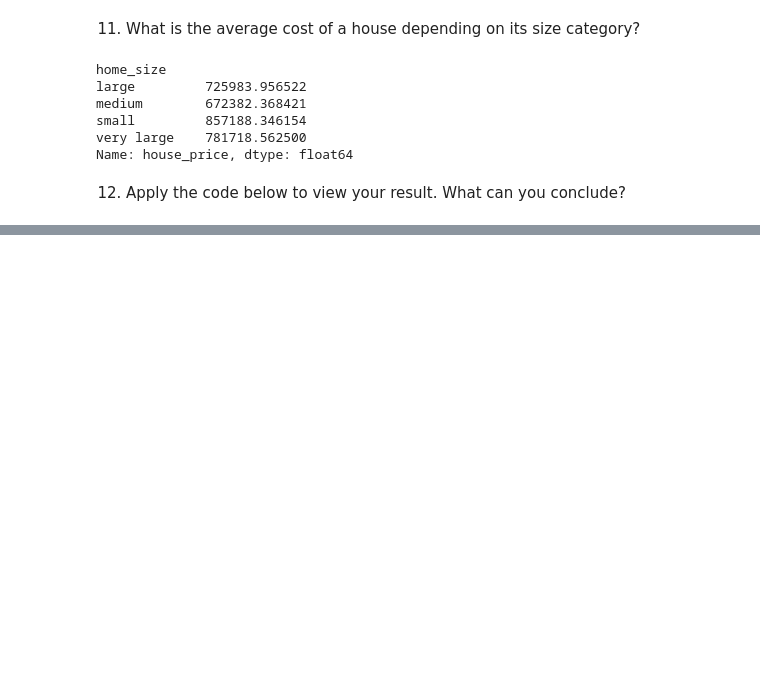
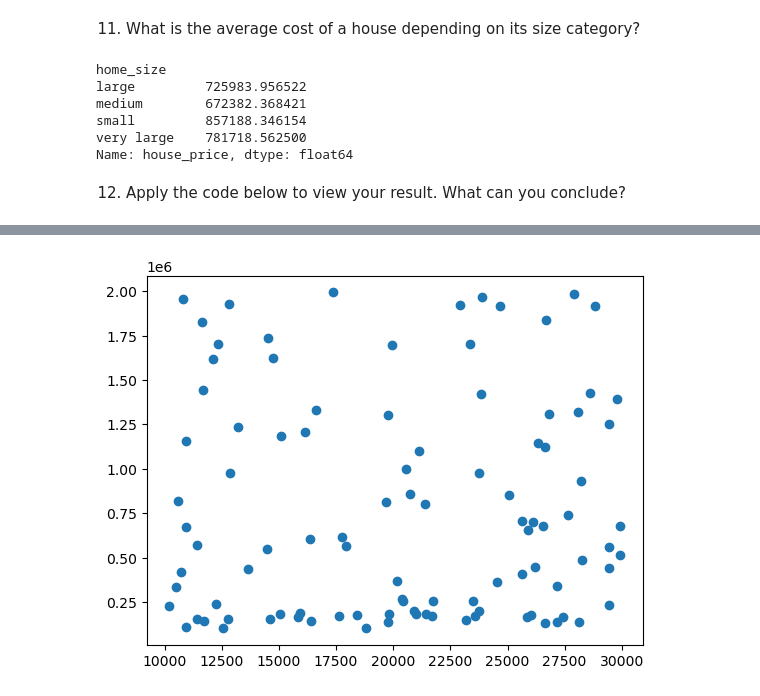
Before and after one commit to thibautgnt/Efrei_Python, a Jupyter notebook: Pandas/02-House_market.ipynb, the cells around one changed output, grey strips where cells are left out. Saved outputs shown, nothing was run; the diff lists cells and outputs as text; code cells hidden in the pictures; blank space fills up the shorter version.

```diff
--- a/Pandas/02-House_market.ipynb
+++ b/Pandas/02-House_market.ipynb
@@ -178,0 +176,7 @@ Name: house_price, dtype: float64
+# %%
+import matplotlib.pyplot as plt
+plt.scatter(df['Square Feet'], df['house_price'])
+
+plt.show()
+# %% [output]
+[figure, added]
```
Also changed, not shown: parts of 1 cell of this notebook.
